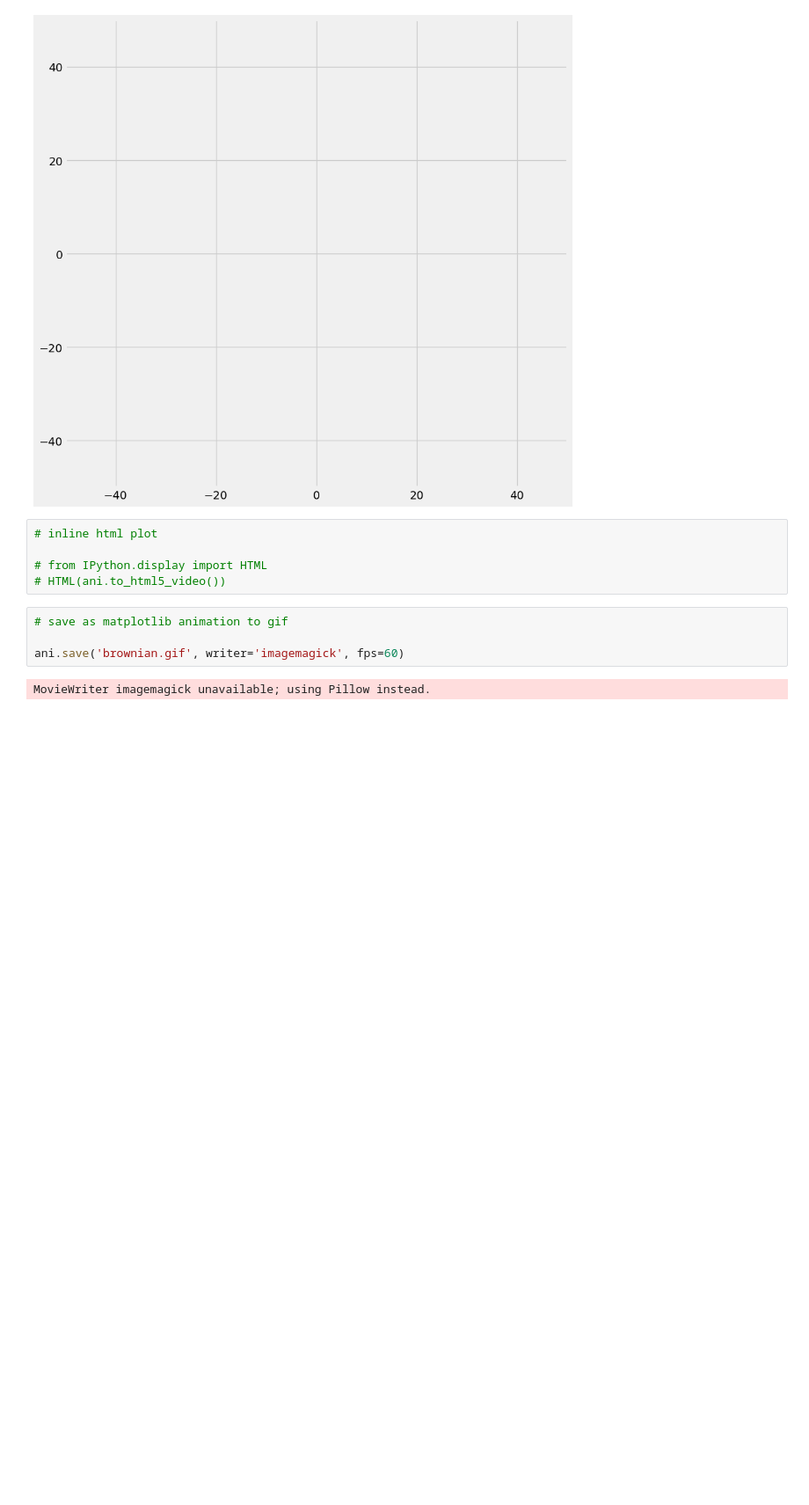
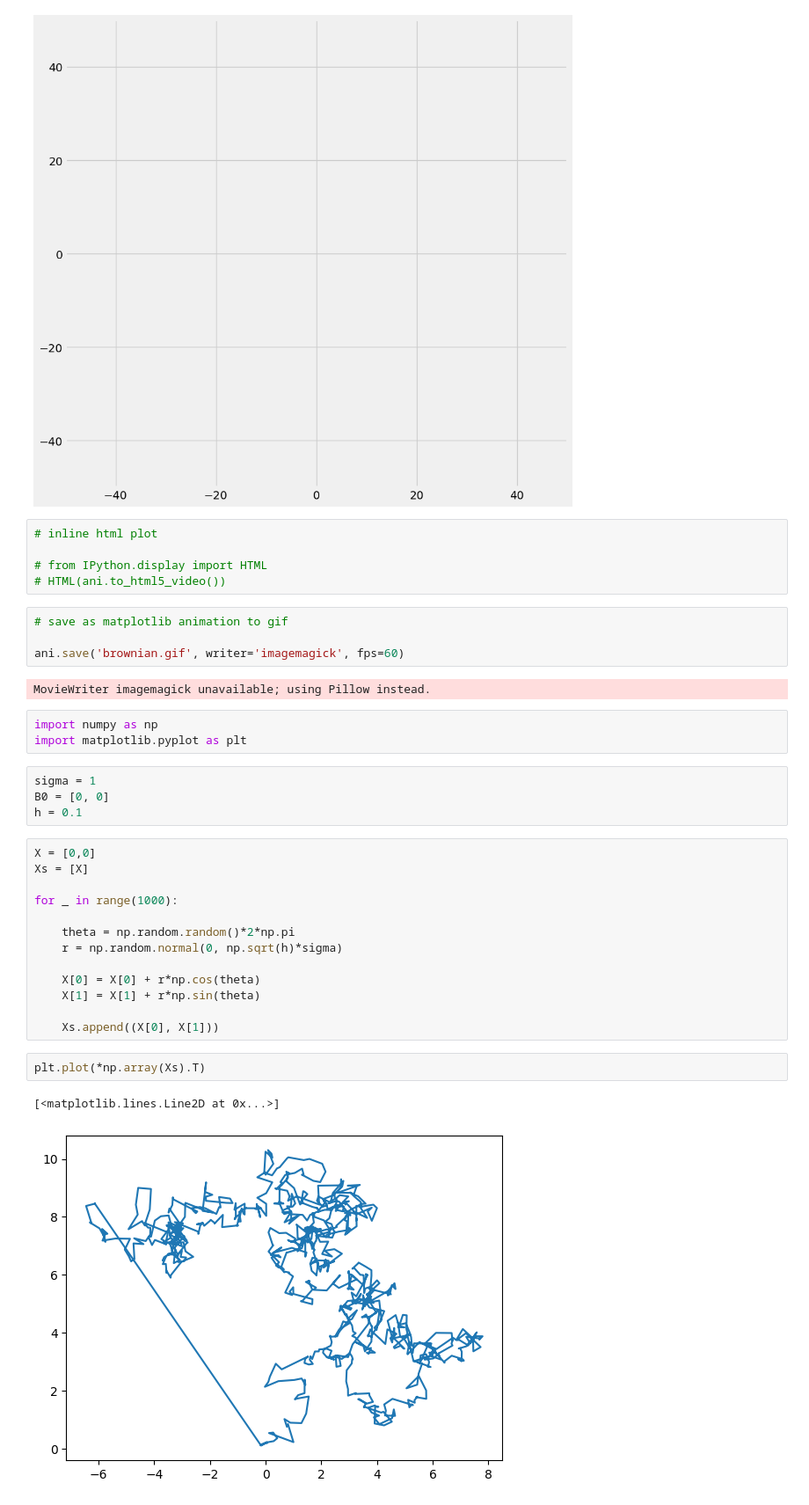
Before and after one commit to jackbullen/Math-248, a Jupyter notebook: Labs/Week 9/Lab-24-Oct-26.ipynb, the cells around one changed output. Shown at 88% size. Saved outputs shown, nothing was run; the diff lists cells and outputs as text; blank space fills up the shorter version.

```diff
--- a/Labs/Week 9/Lab-24-Oct-26.ipynb
+++ b/Labs/Week 9/Lab-24-Oct-26.ipynb
@@ -161,3 +162,28 @@ plt.show()
 ani.save('brownian.gif', writer='imagemagick', fps=60)
 # %% [output]
 MovieWriter imagemagick unavailable; using Pillow instead.
+# %%
+import numpy as np
+import matplotlib.pyplot as plt
+# %%
+sigma = 1
+B0 = [0, 0]
+h = 0.1
+# %%
+X = [0,0]
+Xs = [X]
+
+for _ in range(1000):
+
+    theta = np.random.random()*2*np.pi
+    r = np.random.normal(0, np.sqrt(h)*sigma)
+
+    X[0] = X[0] + r*np.cos(theta)
+    X[1] = X[1] + r*np.sin(theta)
+
+    Xs.append((X[0], X[1]))
+# %%
+plt.plot(*np.array(Xs).T)
+# %% [output]
+[<matplotlib.lines.Line2D at 0x...>]
+[figure, added]
```
Also changed, not shown: parts of 2 cells of this notebook, 2 other files.
